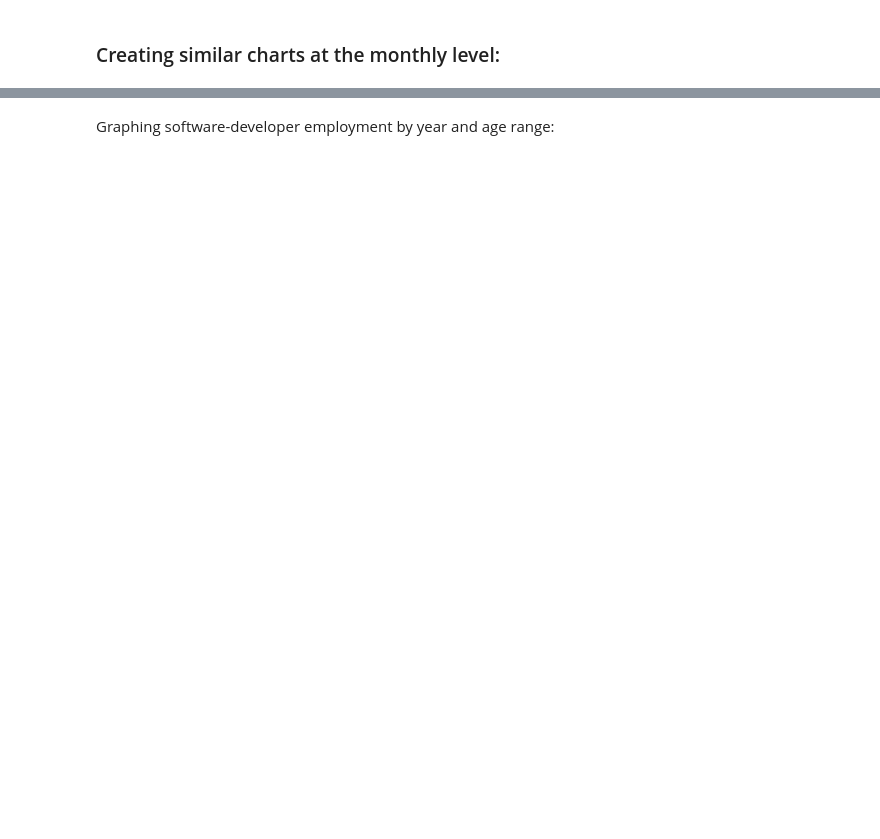
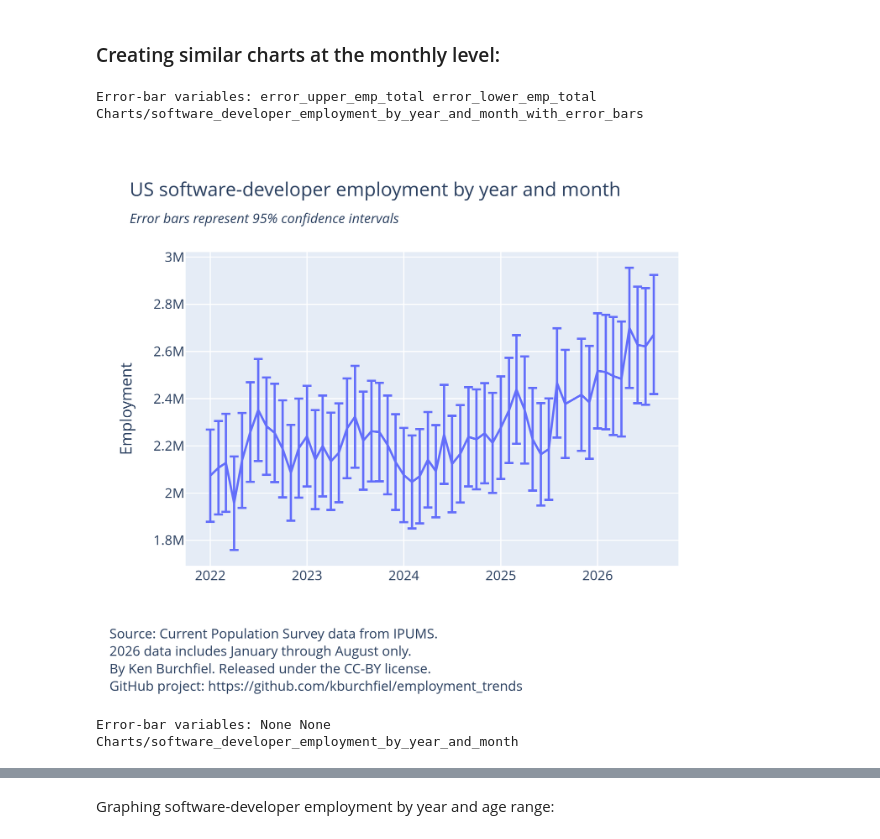
Before and after one commit to kburchfiel/employment_trends, a Jupyter notebook: employment_data_analyses.ipynb, the cells around one changed output, grey strips where cells are left out. Saved outputs shown, nothing was run; the diff lists cells and outputs as text; code cells hidden in the pictures; blank space fills up the shorter version.

```diff
--- a/employment_data_analyses.ipynb
+++ b/employment_data_analyses.ipynb
@@ -232,31 +195,37 @@ for error_y, error_y_minus in [['error_upper_emp_total',
         # one
         chart_subtitle = '<i>Error bars represent 95% confidence intervals</i>'
         markers=False
 
     fig = px.line(df_full_emp_totals.query(
     "(period == 'year_and_month') & (age_range == 'All') & (occ2010 == 'Software \
 developers, applications and systems software') & (period_val >= '2022-01')").copy(),
     x = 'period_val', y = 'Total_emp_total',
     hover_data = 'Response_Count_emp_total',
     title = 'US software-developer employment by year and month',
     subtitle = chart_subtitle, markers=markers,
-    height = chart_height, ,
+    height = chart_height,
     error_y = error_y, error_y_minus = error_y_minus).update_layout(
     xaxis_title = None, yaxis_title = 'Employment',
     margin_b = 120,
     #    xaxis_type = 'category' # Allows year-month pairs to be labeled,
         # but adds unnecessary clutter to the chart
     )
     fig.add_annotation(x = -0.16, y = -0.42, align = 'left',
     text = annotation_text, showarrow = False,
     xref = 'paper', yref = 'paper')
 
     file_path = 'Charts/software_developer_employment_by_year_and_month'
     if error_y is not None:
         # Adding a suffix to distinguish this chart from the error-bar-free
         # one
         file_path = file_path + '_with_error_bars'
 
     print(file_path)
 
     save_and_display_image(fig, file_path, chart_height, chart_width, chart_scale)
+# %% [output]
+Error-bar variables: error_upper_emp_total error_lower_emp_total
+Charts/software_developer_employment_by_year_and_month_with_error_bars
+[figure, added]
+Error-bar variables: None None
+Charts/software_developer_employment_by_year_and_month
```
Also changed, not shown: parts of 21 cells of this notebook, 9 other files.
